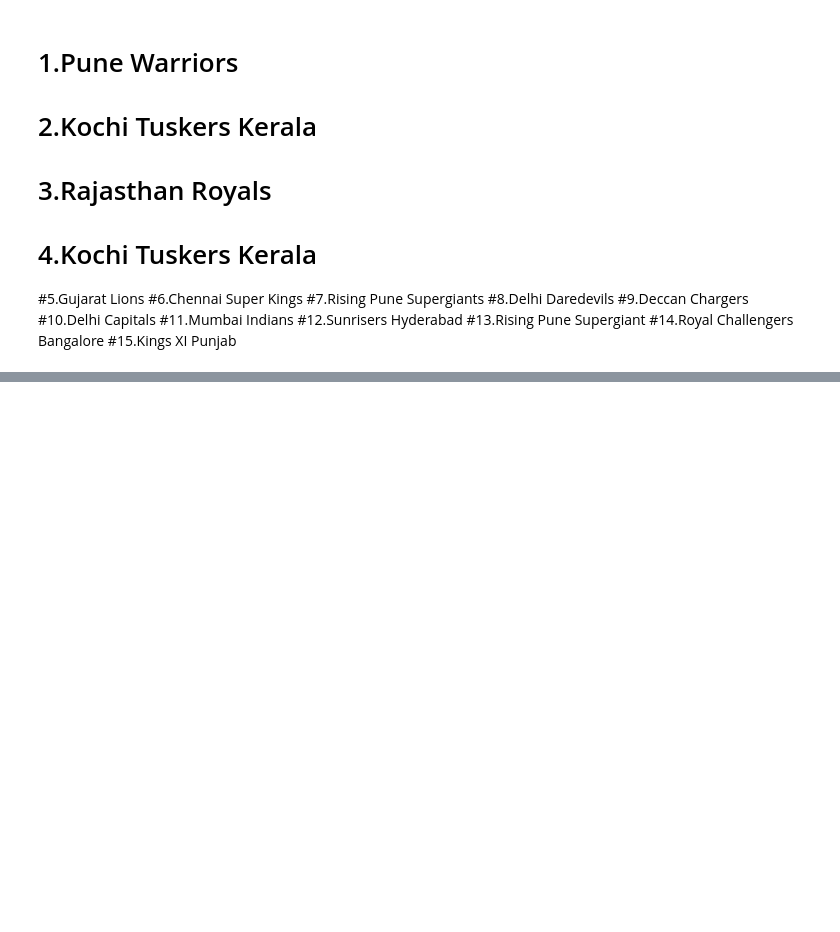
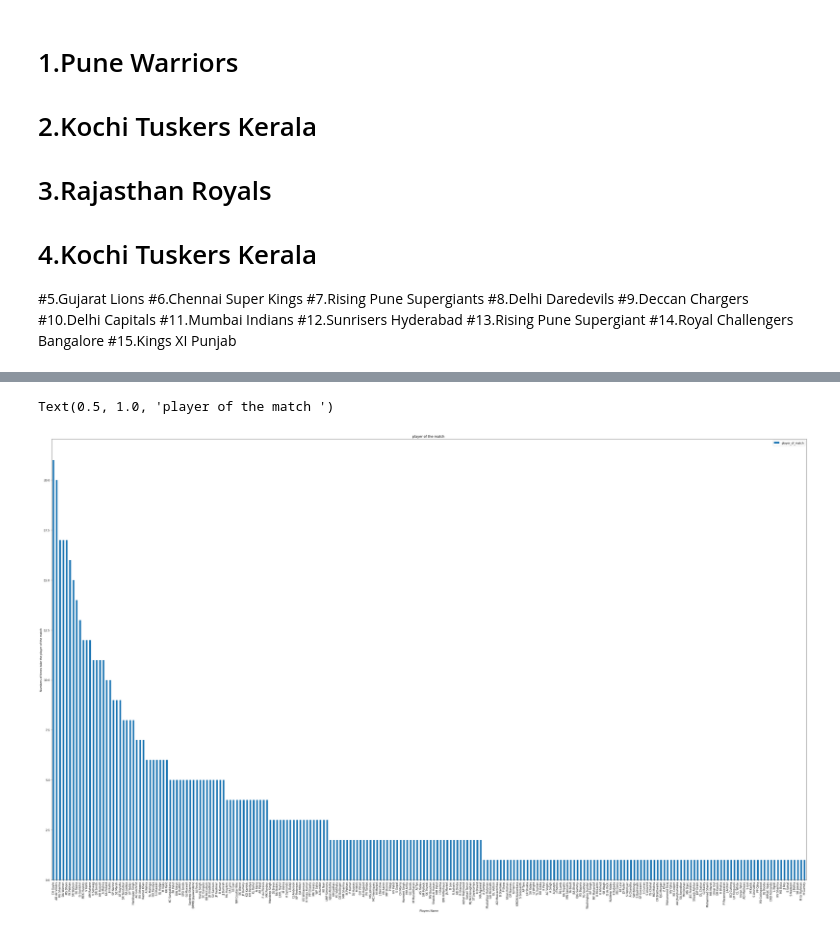
Before and after one commit to hrushikeshsahu19/IPL-data-analysis, a Jupyter notebook: Hrushikesh_Sahu_Team_3_Capstone_Project.ipynb, the cells around one changed output, grey strips where cells are left out. Saved outputs shown, nothing was run; the diff lists cells and outputs as text; code cells hidden in the pictures; blank space fills up the shorter version.

```diff
--- a/Hrushikesh_Sahu_Team_3_Capstone_Project.ipynb
+++ b/Hrushikesh_Sahu_Team_3_Capstone_Project.ipynb
@@ -97,0 +306,2 @@ matches_df.head()
+# %%
+player_of_match_df=matches_df['player_of_match'].value_counts().reset_index()
@@ -97,0 +317,8 @@ matches_df.head()
+# %%
+dx=player_of_match_df.plot(x='index',y='player_of_match',kind='bar',figsize=(50,30))
+dx.set_xlabel('Players Name')
+dx.set_ylabel('Numbers of times take the player of the match')
+dx.set_title('player of the match ')
+# %% [output]
+Text(0.5, 1.0, 'player of the match ')
+[figure, added]
```
Also changed, not shown: parts of 44 cells of this notebook.
